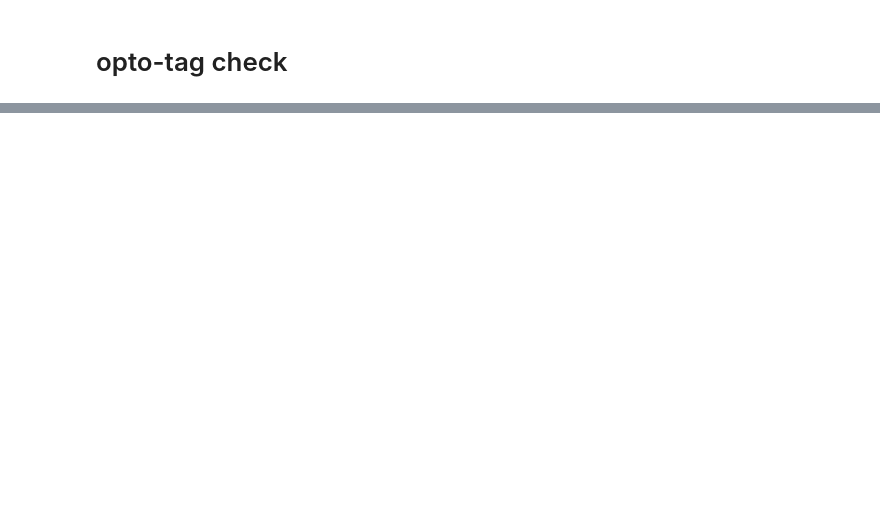
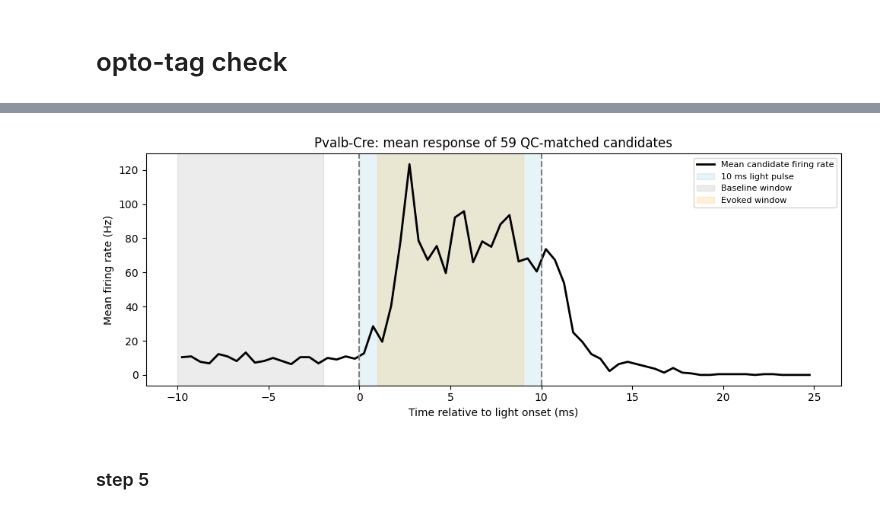
Before and after one commit to KeanuVentura/spikes2slope, a Jupyter notebook: sessionscheck.ipynb, the cells around one changed output, grey strips where cells are left out. Drawn from its saved outputs; the diff is of its cells as text; code cells hidden in the pictures; blank space fills up the shorter version.

```diff
--- a/sessionscheck.ipynb
+++ b/sessionscheck.ipynb
@@ -292,0 +890,58 @@ display(
+# %%
+
+# response_matrix already contains the 59 QC-matched units,
+# expressed as average firing rates in 0.5 ms bins.
+
+time_ms = (
+    (bin_edges[:-1] + bin_edges[1:]) / 2
+) * 1000
+
+mean_response = response_matrix.mean(axis=0)
+
+fig, ax = plt.subplots(figsize=(10, 4))
+
+ax.plot(
+    time_ms,
+    mean_response,
+    color="black",
+    linewidth=2,
+    label="Mean candidate firing rate"
+)
+
+ax.axvspan(
+    0, 10,
+    color="lightblue",
+    alpha=0.3,
+    label="10 ms light pulse"
+)
+
+ax.axvspan(
+    -10, -2,
+    color="gray",
+    alpha=0.15,
+    label="Baseline window"
+)
+
+ax.axvspan(
+    1, 9,
+    color="orange",
+    alpha=0.15,
+    label="Evoked window"
+)
+
+ax.axvline(0, color="gray", linestyle="--")
+ax.axvline(10, color="gray", linestyle="--")
+
+ax.set(
+    xlabel="Time relative to light onset (ms)",
+    ylabel="Mean firing rate (Hz)",
+    title="Pvalb-Cre: mean response of 59 QC-matched candidates"
+)
+
+ax.legend(fontsize=8)
+plt.tight_layout()
+plt.show()
+# %% [output]
+[figure, added]
+# %% [markdown]
+### step 5
```
Also changed, not shown: parts of 18 cells of this notebook, 12 other files.
